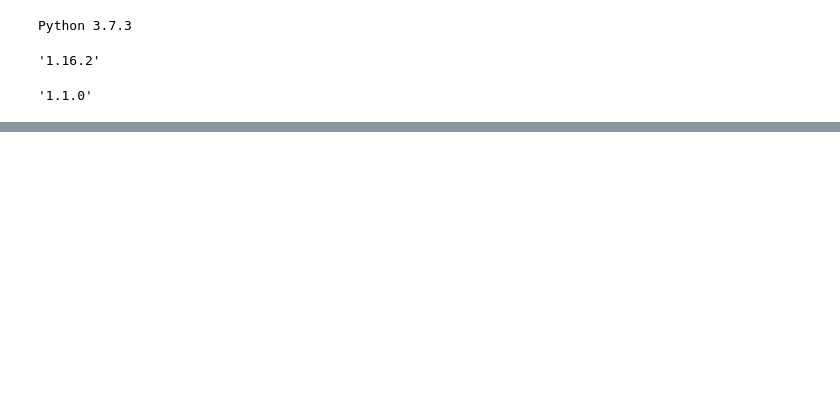
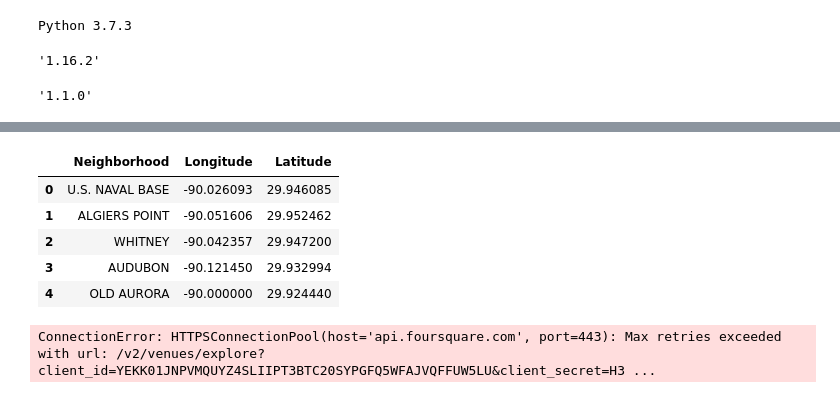
Before and after one commit to MarielleSP/IBM-DS-Capstone, a Jupyter notebook: Rate-Neighborhoods.ipynb, the cells around one changed output, grey strips where cells are left out. Saved outputs shown, nothing was run; the diff lists cells and outputs as text; code cells hidden in the pictures; blank space fills up the shorter version.

Commit message:
Foursquare API call for each neighborhood

```diff
--- a/Rate-Neighborhoods.ipynb
+++ b/Rate-Neighborhoods.ipynb
@@ -22,0 +153,15 @@ Hello Capstone Project Course!
+# %%
+# get neighborhood longitude and latitudes
+
+url = 'https://en.wikipedia.org/wiki/Neighborhoods_in_New_Orleans'
+
+df_neighborhoods = pd.read_html(url)
+df_neighborhoods = df_neighborhoods[0]
+df_neighborhoods.head()
+# %% [output]
+|  | Neighborhood | Longitude | Latitude |
+| 0 | U.S. NAVAL BASE | -90.026093 | 29.946085 |
+| 1 | ALGIERS POINT | -90.051606 | 29.952462 |
+| 2 | WHITNEY | -90.042357 | 29.947200 |
+| 3 | AUDUBON | -90.121450 | 29.932994 |
+| 4 | OLD AURORA | -90.000000 | 29.924440 |
@@ -22,0 +199,36 @@ Hello Capstone Project Course!
+# %%
+venues_list=[]
+
+for lat, lng, neighborhood in zip(df_neighborhoods['Latitude'],
+                                              df_neighborhoods['Longitude'],
+                                              df_neighborhoods['Neighborhood']):
+    dict1 = { 'lat' : lat ,
+              'lng' : lng ,
+              'rad' : radius ,
+              'action' : 'explore' ,
+              'item' : 'venues' ,
+              'lim' : test_limit }
+
+    url = url_builder(**dict1)
+
+    results = requests.get(url).json()["response"]['groups'][0]['items']
+
+
+    venues_list.append([(
+            neighborhood,
+            lat, lng,
+            v['venue']['name'],
+            v['venue']['location']['lat'],
+            v['venue']['location']['lng'],
+            v['venue']['categories'][0]['name']) for v in results])
+
+    nearby_venues = pd.DataFrame([item for venue_list in venues_list for item in venue_list])
+    nearby_venues.columns = ['Neighborhood',
+                  'Neighborhood Latitude',
+                  'Neighborhood Longitude',
+                  'Venue',
+                  'Venue Latitude',
+                  'Venue Longitude',
+                  'Venue Category']
+# %% [output]
+ConnectionError: HTTPSConnectionPool(host='api.foursquare.com', port=443): Max retries exceeded with url: /v2/venues/explore?client_id=YEKK01JNPVMQUYZ4SLIIPT3BTC20SYPGFQ5WFAJVQFFUW5LU&client_secret=H3 ...
```
Also changed, not shown: parts of 24 cells of this notebook.
